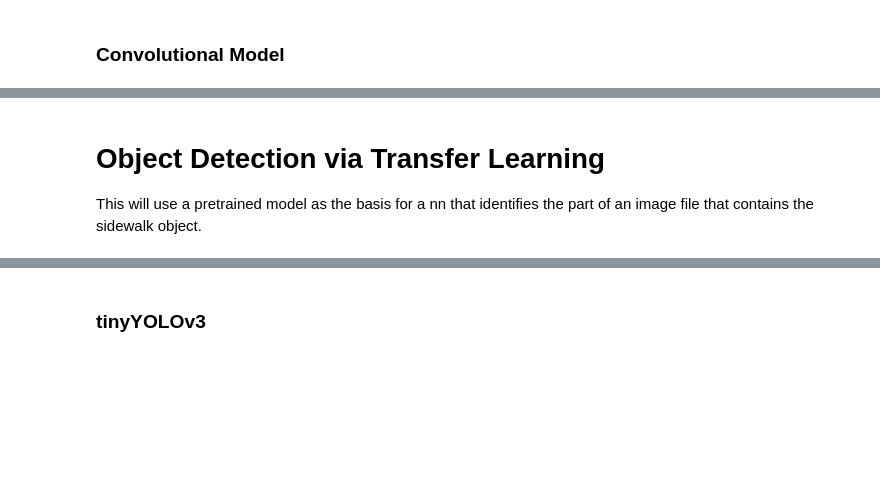
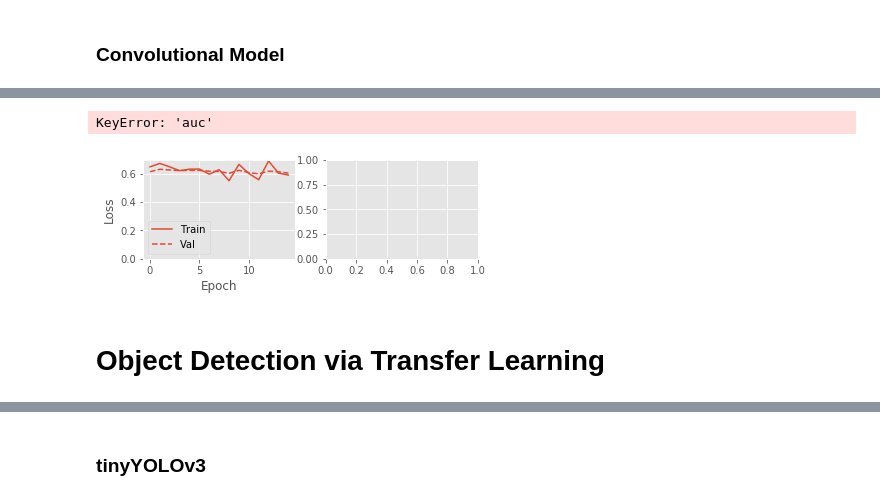
Before and after one commit to chrisoyer/sidewalk_deep-learning, a Jupyter notebook: Image_classification.ipynb, the cells around one changed output, grey strips where cells are left out. Drawn from its saved outputs; the diff is of its cells as text; code cells hidden in the pictures; blank space fills up the shorter version.

Commit message:
metrics and class balance
added several metrics. calculate class size and use to input class weights. model changes in layer details. reorg of params. added more plots

```diff
--- a/Image_classification.ipynb
+++ b/Image_classification.ipynb
@@ -121,0 +157,4 @@ Found 448 images belonging to 2 classes.
+# %%
+class_weight[class_id['sidewalk']] = class_weight.pop('sidewalk')
+class_weight[class_id['no_sidewalk']] = class_weight.pop('no_sidewalk')
+class_weight
@@ -122,7 +163,7 @@ Found 448 images belonging to 2 classes.
 # %%
 #generator based caluculations
-input_shape = train_generator.next()[0].shape[1:]
-total_train_samples = train_generator.n
+input_shape = train_vdate_generator.next()[0].shape[1:]
+total_train_vdate_samples = train_vdate_generator.n
 total_vdate_samples = vdate_generator.n
 input_shape
 # %% [output]
@@ -131,24 +211,26 @@ input_shape
 ### Convolutional Model
 # %%
 conv_model = tf.keras.models.Sequential()
-conv_model.add(Conv2D(64, kernel_size=(4, 4),
+conv_model.add(Conv2D(64, kernel_size=(5,5),
                  activation='relu',
                  input_shape=input_shape))
 conv_model.add(Conv2D(32, (4, 4), activation='relu'))
 conv_model.add(MaxPooling2D(pool_size=(2, 2)))
-conv_model.add(Dropout(0.20))
+conv_model.add(Dropout(0.25))
 conv_model.add(Conv2D(32, (3, 3), activation='relu'))
 conv_model.add(MaxPooling2D(pool_size=(2, 2)))
-conv_model.add(Dropout(0.20))
+conv_model.add(Dropout(0.25))
 conv_model.add(Flatten())
 conv_model.add(Dense(64, activation='relu'))
-conv_model.add(Dropout(0.2))
-conv_model.add(Dense(64, activation='relu'))
-conv_model.add(Dropout(0.2))
+conv_model.add(Dropout(0.25))
+conv_model.add(Dense(32, activation='relu'))
+conv_model.add(Dropout(0.25))
 conv_model.add(Dense(1, activation='sigmoid'))
 
 conv_model.compile(loss=tf.keras.losses.binary_crossentropy,
               optimizer=tf.keras.optimizers.Adadelta(),
-              metrics=['accuracy'])
+              metrics=['accuracy',
+                       tf.keras.metrics.AUC(),
+                      'matthews_correlation'])
 conv_model.summary()
 # %% [output]
@@ -175,7 +257,9 @@ conv_history = conv_model.fit_generator(
         steps_per_epoch=int(total_train_samples/batch_size),
         epochs=n_epochs,
         verbose=1,
-        #validation_data=vdate_datagen,
-        #validation_steps=int(total_vdate_samples/batch_size),
-        use_multiprocessing=False)
+        validation_data=vdate_generator,
+        validation_steps=int(total_vdate_samples/batch_size),
+        use_multiprocessing=False,
+        class_weight=class_weight)
+history_plotter(history=conv_history, plot_validation=True)
 # %% [output]
@@ -228,3 +268,0 @@ plt.plot();
-# %% [markdown]
-# Object Detection via Transfer Learning
-This will use a pretrained model as the basis for a nn that identifies the part of an image file that contains the sidewalk object.
@@ -234,3 +269,10 @@ loss = 'binary_crossentropy'
+# %%
+plot_metrics(conv_history)
+# %% [output]
+KeyError: 'auc'
+[figure, added]
+# %% [markdown]
+# Object Detection via Transfer Learning
 # %%
 pretrained_mobilenet = tf.keras.applications.MobileNetV2(
     input_shape=input_shape,
```
Also changed, not shown: parts of 28 cells of this notebook.
